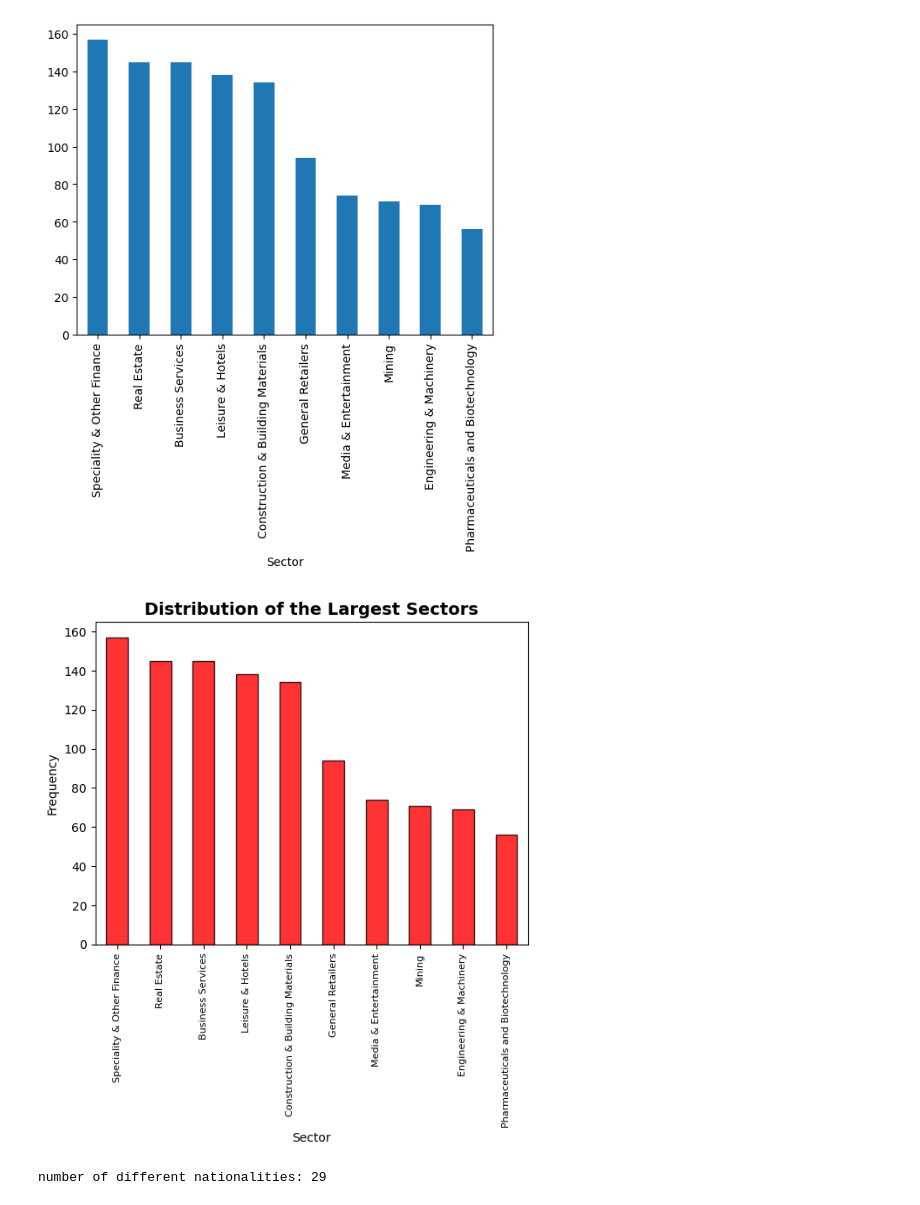
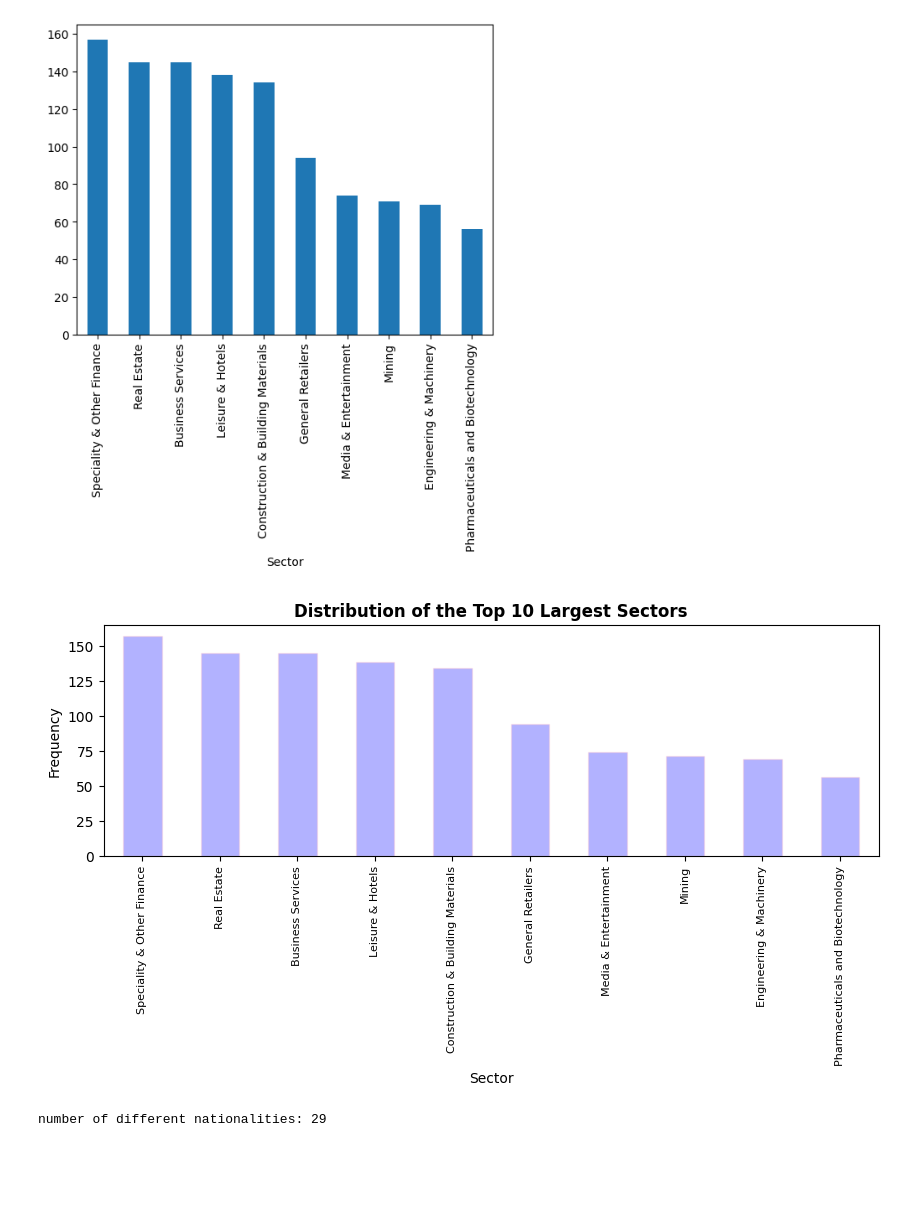
Before and after one commit to shaq31415926/hr-analytics, a Jupyter notebook: notebooks/04-sh-exploring-ceo-data-part-1.ipynb, the cells around one changed output. Saved outputs shown, nothing was run; the diff lists cells and outputs as text; code cells hidden in the pictures; blank space fills up the shorter version.

```diff
--- a/notebooks/04-sh-exploring-ceo-data-part-1.ipynb
+++ b/notebooks/04-sh-exploring-ceo-data-part-1.ipynb
@@ -154,14 +163,22 @@ ceo_data["Sector"].value_counts().nlargest(10).plot(kind = 'bar');
 # %%
 # format the graph
 
-# plt.figure(figsize=(10, 3))
-ceo_data["Sector"].value_counts().nlargest(10).plot(kind = 'bar', alpha = 0.8, color='red', edgecolor='black')
-plt.title('Distribution of the Largest Sectors', size=14, weight='bold') # add a title
-plt.xlabel('Sector', size=10) # add a label to the x-axis
-plt.ylabel('Frequency', size=10) # add a label to the y-axis
-plt.xticks(fontsize=8, rotation=90);
+plt.figure(figsize=(10, 3))
+ceo_data["Sector"].value_counts().nlargest(10).plot(kind = 'bar',
+                                                    alpha = 0.3,
+                                                    color= 'blue',
+                                                    edgecolor='pink')
+plt.title('Distribution of the Top 10 Largest Sectors',
+          size=12,
+          weight='bold') # add a title
+plt.xlabel('Sector',
+           size=10) # add a label to the x-axis
+plt.ylabel('Frequency',
+           size=10) # add a label to the y-axis
+plt.xticks(fontsize=8,
+           rotation=90);
 # %% [output]
-[figure, old version]
+[figure, new version]
 # %%
 # Activity: how many different nationalities are there?
 
```
Also changed, not shown: parts of 11 cells of this notebook.
